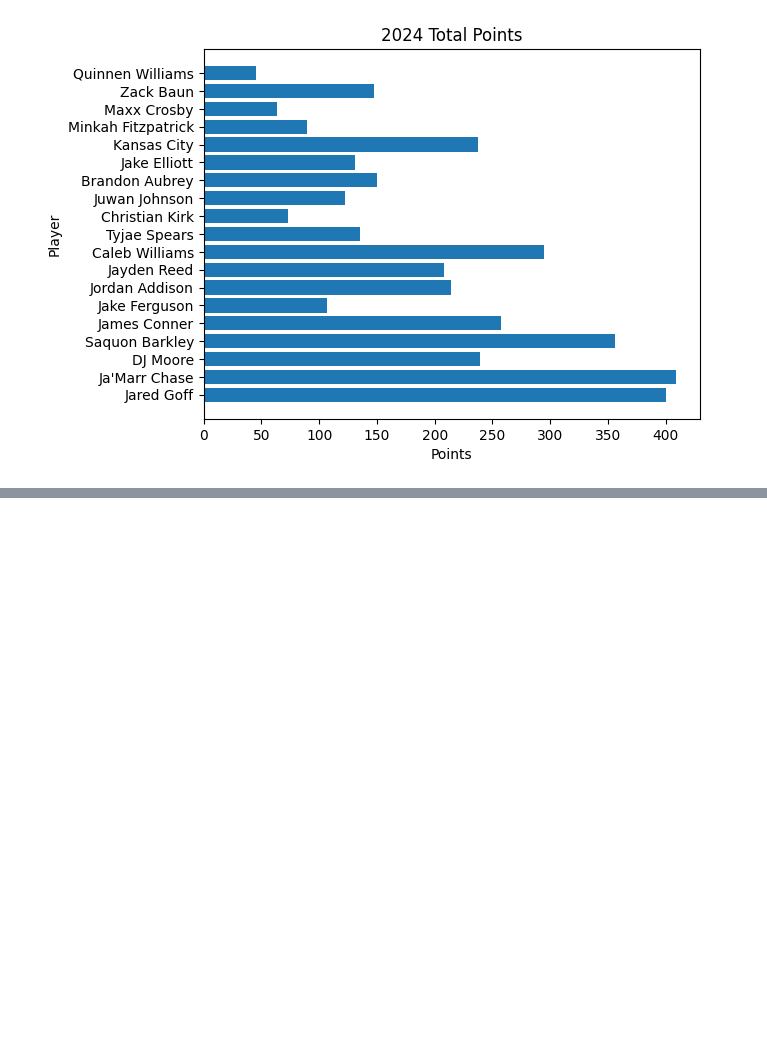
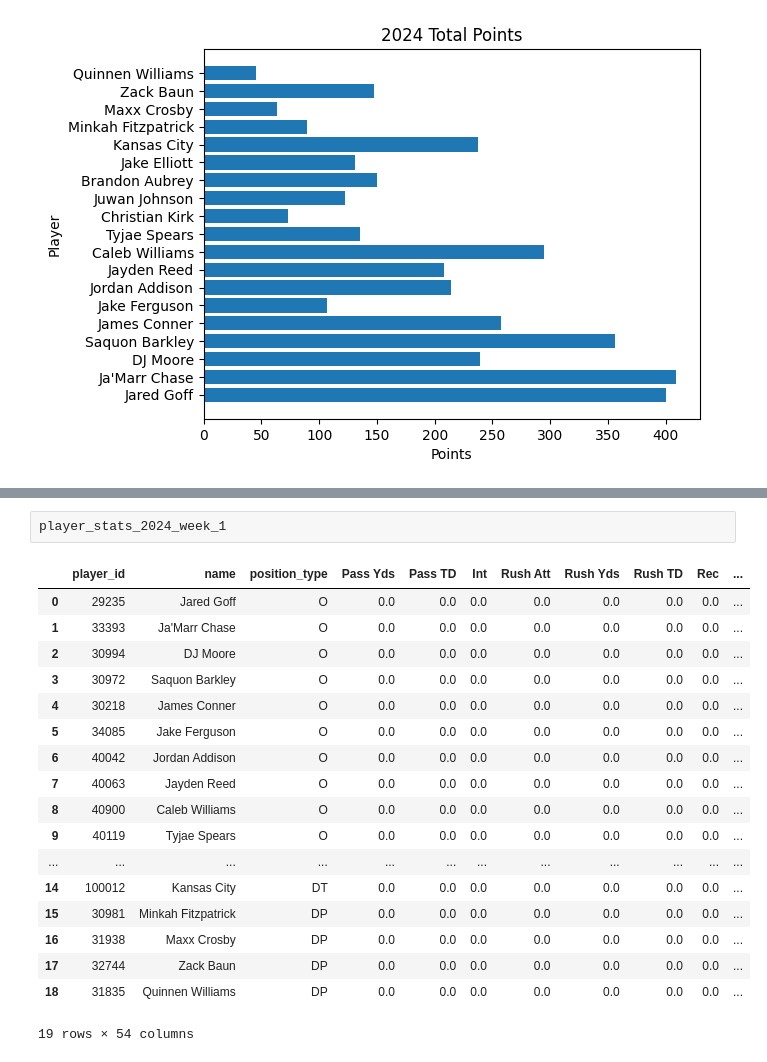
Before and after one commit to AidanNowa/Fantasy_Football, a Jupyter notebook: testing_fantasy.ipynb, the cells around one changed output, grey strips where cells are left out. Drawn from its saved outputs; the diff is of its cells as text; blank space fills up the shorter version.

```diff
--- a/testing_fantasy.ipynb
+++ b/testing_fantasy.ipynb
@@ -145,0 +210,21 @@ plt.show()
+# %%
+player_stats_2024_week_1
+# %% [output]
+|  | player_id | name | position_type | Pass Yds | Pass TD | Int | Rush Att | Rush Yds | Rush TD | Rec | ... |
+| 0 | 29235 | Jared Goff | O | 0.0 | 0.0 | 0.0 | 0.0 | 0.0 | 0.0 | 0.0 | ... |
+| 1 | 33393 | Ja'Marr Chase | O | 0.0 | 0.0 | 0.0 | 0.0 | 0.0 | 0.0 | 0.0 | ... |
+| 2 | 30994 | DJ Moore | O | 0.0 | 0.0 | 0.0 | 0.0 | 0.0 | 0.0 | 0.0 | ... |
+| 3 | 30972 | Saquon Barkley | O | 0.0 | 0.0 | 0.0 | 0.0 | 0.0 | 0.0 | 0.0 | ... |
+| 4 | 30218 | James Conner | O | 0.0 | 0.0 | 0.0 | 0.0 | 0.0 | 0.0 | 0.0 | ... |
+| 5 | 34085 | Jake Ferguson | O | 0.0 | 0.0 | 0.0 | 0.0 | 0.0 | 0.0 | 0.0 | ... |
+| 6 | 40042 | Jordan Addison | O | 0.0 | 0.0 | 0.0 | 0.0 | 0.0 | 0.0 | 0.0 | ... |
+| 7 | 40063 | Jayden Reed | O | 0.0 | 0.0 | 0.0 | 0.0 | 0.0 | 0.0 | 0.0 | ... |
+| 8 | 40900 | Caleb Williams | O | 0.0 | 0.0 | 0.0 | 0.0 | 0.0 | 0.0 | 0.0 | ... |
+| 9 | 40119 | Tyjae Spears | O | 0.0 | 0.0 | 0.0 | 0.0 | 0.0 | 0.0 | 0.0 | ... |
+| ... | ... | ... | ... | ... | ... | ... | ... | ... | ... | ... | ... |
+| 14 | 100012 | Kansas City | DT | 0.0 | 0.0 | 0.0 | 0.0 | 0.0 | 0.0 | 0.0 | ... |
+| 15 | 30981 | Minkah Fitzpatrick | DP | 0.0 | 0.0 | 0.0 | 0.0 | 0.0 | 0.0 | 0.0 | ... |
+| 16 | 31938 | Maxx Crosby | DP | 0.0 | 0.0 | 0.0 | 0.0 | 0.0 | 0.0 | 0.0 | ... |
+| 17 | 32744 | Zack Baun | DP | 0.0 | 0.0 | 0.0 | 0.0 | 0.0 | 0.0 | 0.0 | ... |
+| 18 | 31835 | Quinnen Williams | DP | 0.0 | 0.0 | 0.0 | 0.0 | 0.0 | 0.0 | 0.0 | ... |
+19 rows × 54 columns
```
Also changed, not shown: parts of 6 cells of this notebook.
